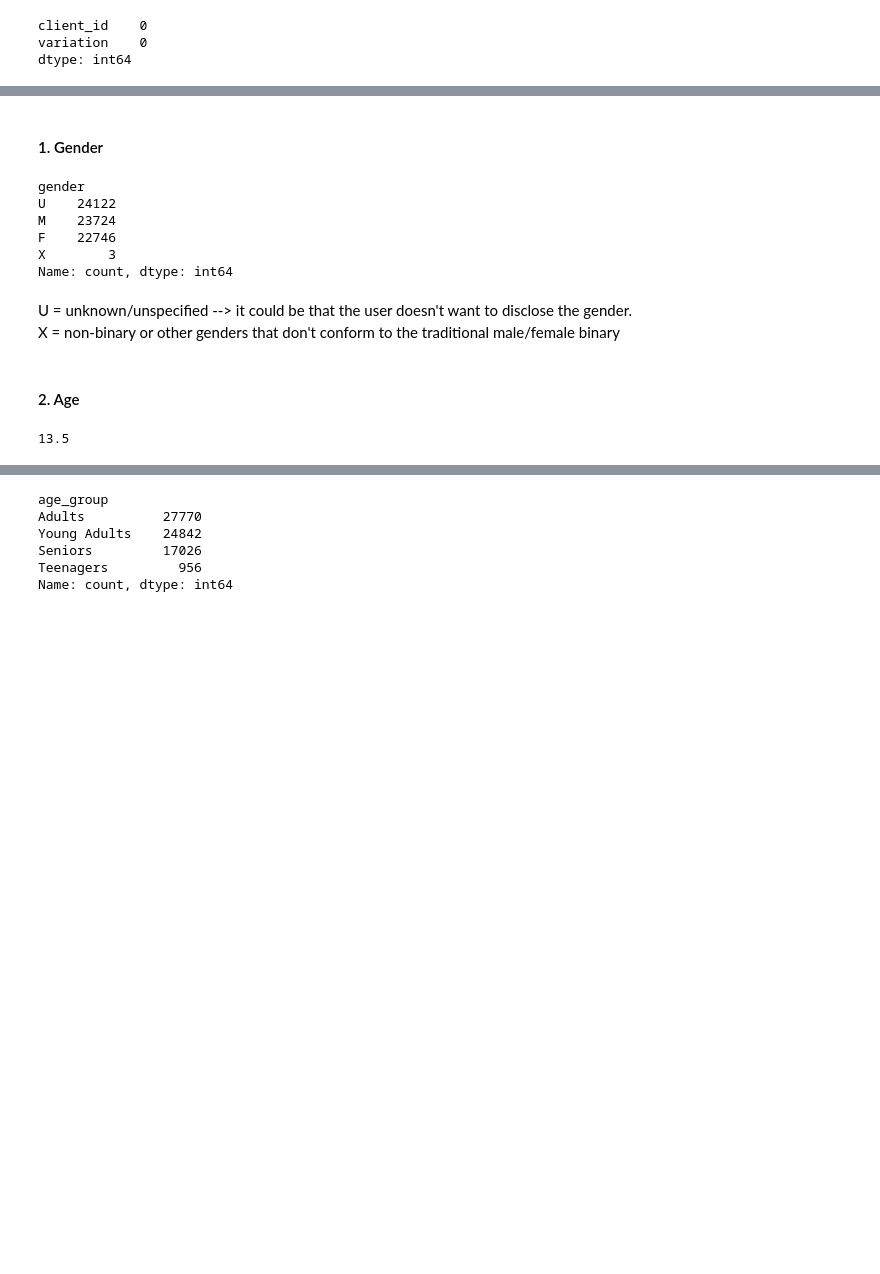
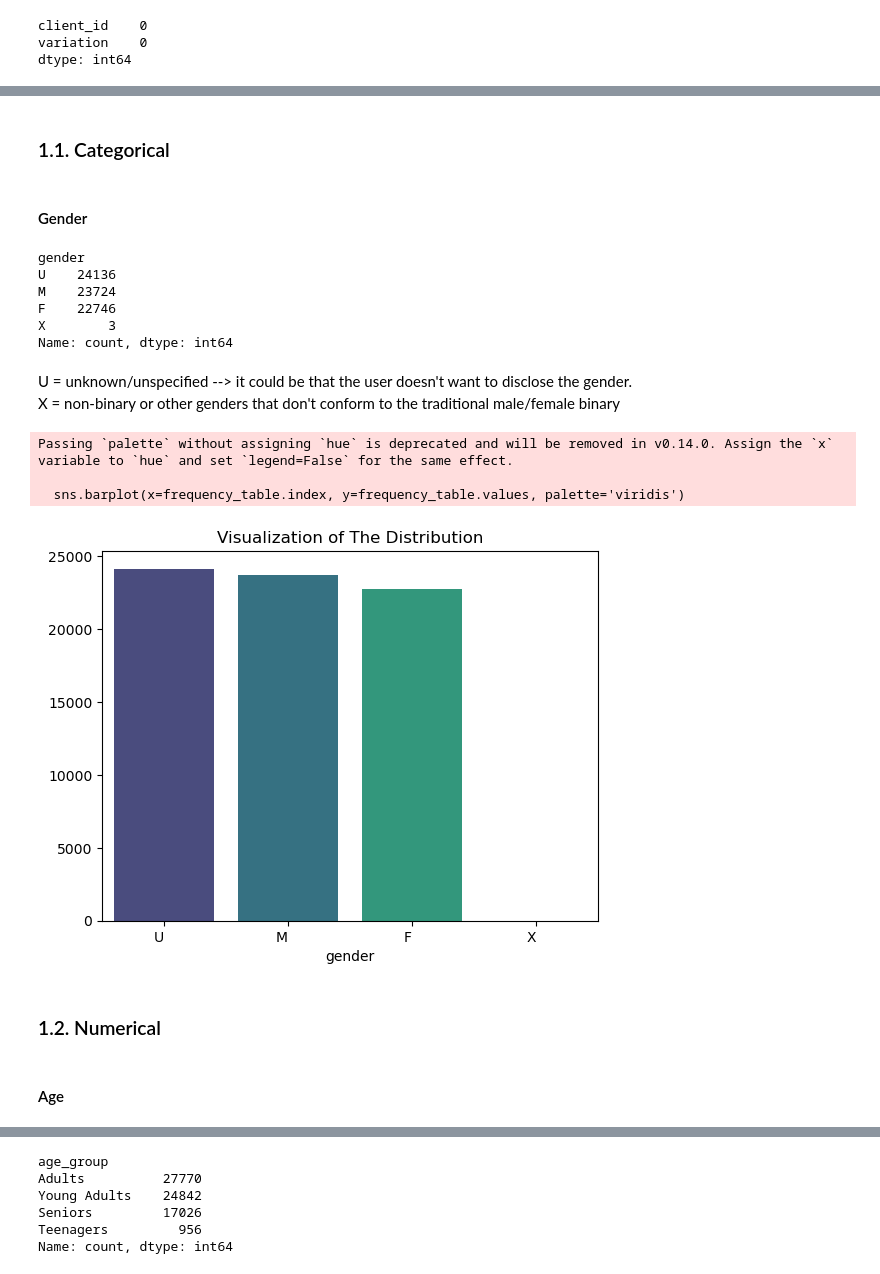
Before and after one commit to RosaEvasari/Vanguard_Project, a Jupyter notebook: notebooks/notebook_Rosa.ipynb, the cells around one changed output, grey strips where cells are left out. Cells and saved outputs as stored; diff of their text form; code cells hidden in the pictures; blank space fills up the shorter version.

```diff
--- a/notebooks/notebook_Rosa.ipynb
+++ b/notebooks/notebook_Rosa.ipynb
@@ -232,10 +261,24 @@ dtype: int64
+# %% [markdown]
+### 1.1. Categorical
+# %%
+def univariate_categorical(df):
+
+    # check the frequency
+    frequency_table = df.value_counts()
+
+    # visualization
+
+    sns.barplot(x=frequency_table.index, y=frequency_table.values, palette='viridis')
+    plt.title('Visualization of The Distribution')
+    plt.xticks(ha='right')
+    plt.show()
 # %% [markdown]
-#### 1. Gender
+#### Gender
 # %%
-df_final_demo["gender"].value_counts()
+df_final_demo_cleaned["gender"].value_counts()
 # %% [output]
 gender
-U    24122
+U    24136
 M    23724
 F    22746
 X        3
@@ -243,9 +286,15 @@ Name: count, dtype: int64
 # %% [markdown]
 U = unknown/unspecified --> it could be that the user doesn't want to disclose the gender. <br>
 X = non-binary or other genders that don't conform to the traditional male/female binary
+# %%
+gender = df_final_demo_cleaned["gender"]
+univariate_categorical(gender)
+# %% [output]
+Passing `palette` without assigning `hue` is deprecated and will be removed in v0.14.0. Assign the `x` variable to `hue` and set `legend=False` for the same effect.
+
+  sns.barplot(x=frequency_table.index, y=frequency_table.values, palette='viridis')
+[figure, added]
+# %% [markdown]
+### 1.2. Numerical
 # %% [markdown]
-#### 2. Age
+#### Age
-# %%
-df_final_demo["age"].min()
-# %% [output]
-13.5
```
Also changed, not shown: parts of 18 cells of this notebook, 1 other file.
